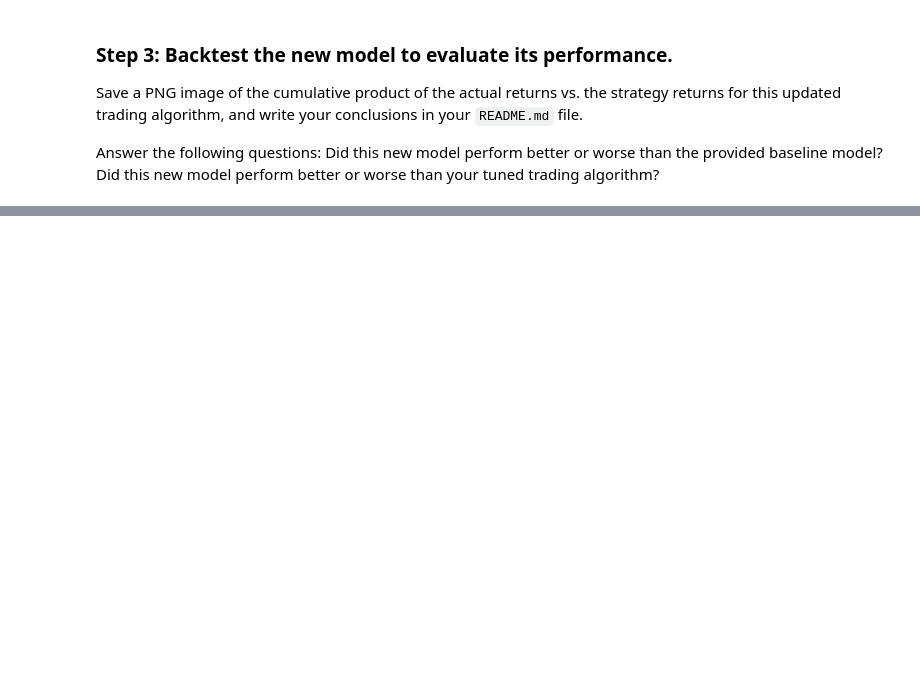
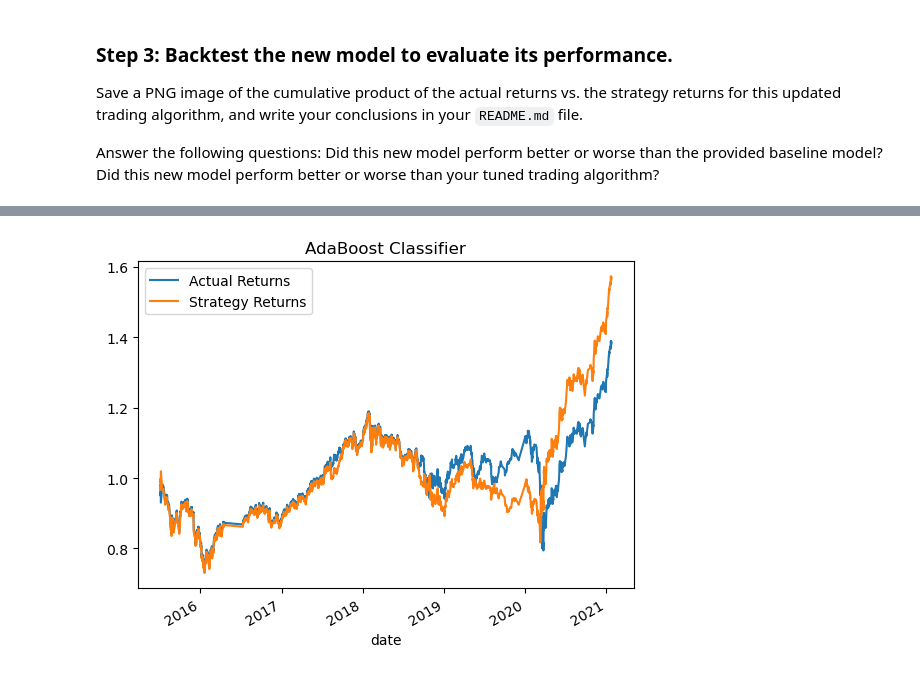
Before and after one commit to a-melino/Machine-Learning-Trading-Bot, a Jupyter notebook: machine_learning_trading_bot.ipynb, the cells around one changed output, grey strips where cells are left out. Cells and saved outputs as stored; diff of their text form; code cells hidden in the pictures; blank space fills up the shorter version.

```diff
--- a/machine_learning_trading_bot.ipynb
+++ b/machine_learning_trading_bot.ipynb
@@ -473,3 +498,6 @@ Did this new model perform better or worse than your tuned trading algorithm?
 # %%
 # Plot the actual returns versus the strategy returns
-# YOUR CODE HERE
+(1 + predictions_df3[["Actual Returns", "Strategy Returns"]]).cumprod().plot(title='AdaBoost Classifier')
+plt.savefig('./Resources/adaboost.png')
+# %% [output]
+[figure, added]
```
Also changed, not shown: parts of 6 cells of this notebook, 4 other files.
